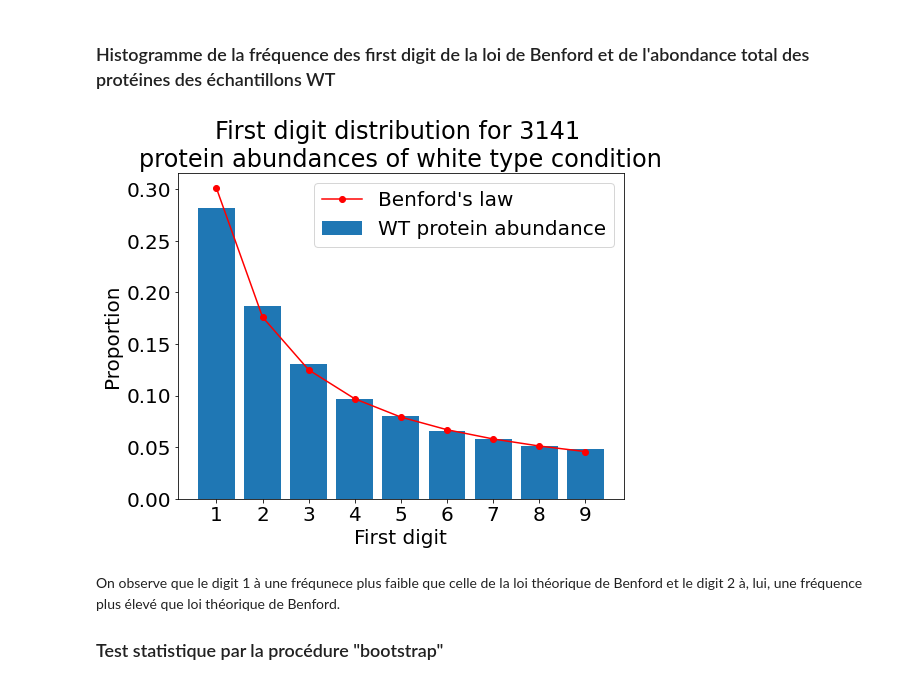
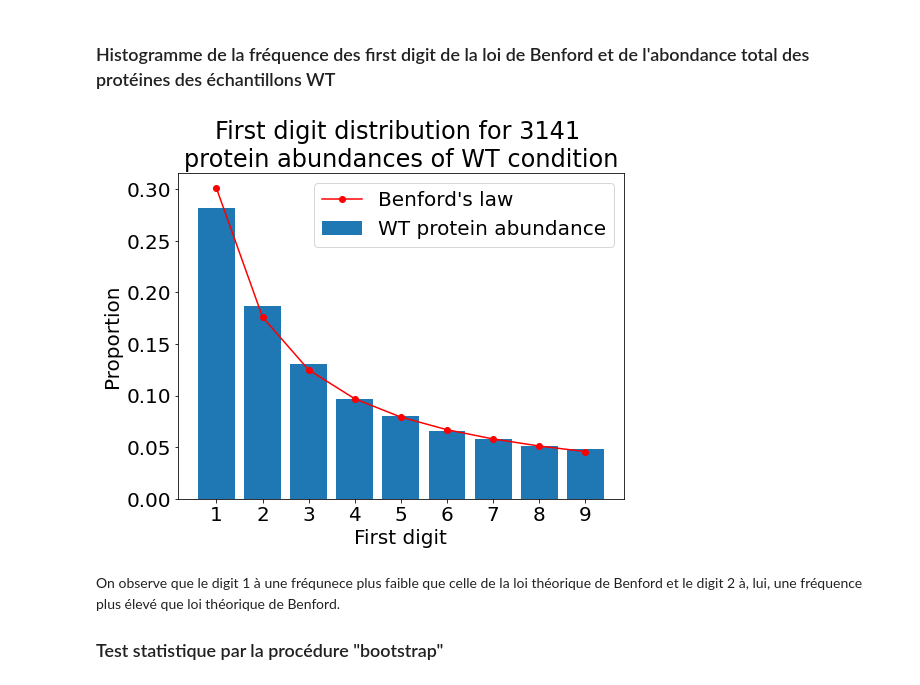
Before and after one commit to pierrepo/benford-law, a Jupyter notebook: data_abundance_analysis/analysis_project_PXD019559.ipynb, the cells around one changed output. Drawn from its saved outputs; the diff is of its cells as text; code cells hidden in the pictures.

Commit message:
Update plot

```diff
--- a/data_abundance_analysis/analysis_project_PXD019559.ipynb
+++ b/data_abundance_analysis/analysis_project_PXD019559.ipynb
@@ -305,11 +305,11 @@ d_obs = benford.count_first_digit(white_type)
 # %%
 benford.build_hist_freq_ben(benford.normalize_first_digit(d_obs), f_benford, nb_digit=1,
                             title=("First digit distribution "
-                            f"for {sum(d_obs)} \nprotein abundances of white type condition"),
+                            f"for {sum(d_obs)} \nprotein abundances of WT condition"),
                             legend="WT protein abundance", size=(8,6))
 plt.savefig("WT_abundance_ubiquitine.png")
 # %% [output]
-[figure, old version]
+[figure, new version]
 # %% [markdown]
 On observe que le digit 1 à une fréqunece plus faible que celle de la loi théorique de Benford et le digit 2 à, lui, une fréquence plus élevé que loi théorique de Benford.
 ### Test statistique par la procédure "bootstrap"
```
Also changed, not shown: parts of 2 cells of this notebook.
